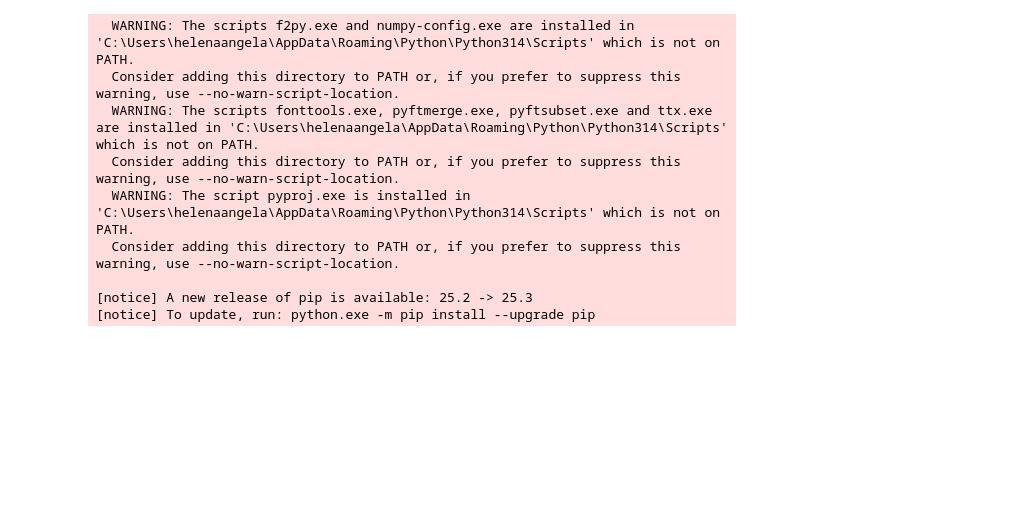
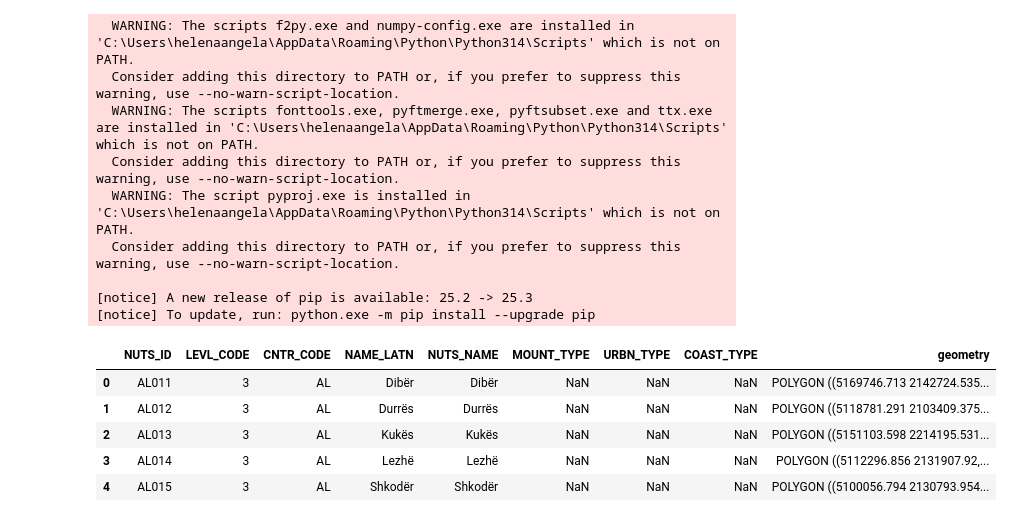
Before and after one commit to piStacya/CRIME_ANALYSIS_DS, a Jupyter notebook: Notebooks/Riigid_ja_regioonid.ipynb, the cells around one changed output. Saved outputs shown, nothing was run; the diff lists cells and outputs as text; code cells hidden in the pictures; blank space fills up the shorter version.

```diff
--- a/Notebooks/Riigid_ja_regioonid.ipynb
+++ b/Notebooks/Riigid_ja_regioonid.ipynb
@@ -428,3 +428,16 @@ Successfully installed certifi-2025.11.12 contourpy-1.3.3 cycler-0.12.1 descarte
 
 [notice] A new release of pip is available: 25.2 -> 25.3
 [notice] To update, run: python.exe -m pip install --upgrade pip
+# %%
+import geopandas as gpd
+
+europe_map_gdf = gpd.read_file("../assets/NUTS_RG_03M_2024_3035.gpkg")
+crime_df = pd.read_csv("../data/cleanedDatasets/nan_rows/regionDatasets/police_recorded_offences_by_NUTS_3_region_new.tsv", sep="\t")
+europe_map_gdf.head()
+# %% [output]
+|  | NUTS_ID | LEVL_CODE | CNTR_CODE | NAME_LATN | NUTS_NAME | MOUNT_TYPE | URBN_TYPE | COAST_TYPE | geometry |
+| 0 | AL011 | 3 | AL | Dibër | Dibër | NaN | NaN | NaN | POLYGON ((5169746.713 2142724.535... |
+| 1 | AL012 | 3 | AL | Durrës | Durrës | NaN | NaN | NaN | POLYGON ((5118781.291 2103409.375... |
+| 2 | AL013 | 3 | AL | Kukës | Kukës | NaN | NaN | NaN | POLYGON ((5151103.598 2214195.531... |
+| 3 | AL014 | 3 | AL | Lezhë | Lezhë | NaN | NaN | NaN | POLYGON ((5112296.856 2131907.92,... |
+| 4 | AL015 | 3 | AL | Shkodër | Shkodër | NaN | NaN | NaN | POLYGON ((5100056.794 2130793.954... |
```
Also changed, not shown: parts of 7 cells of this notebook, 1 other file.
